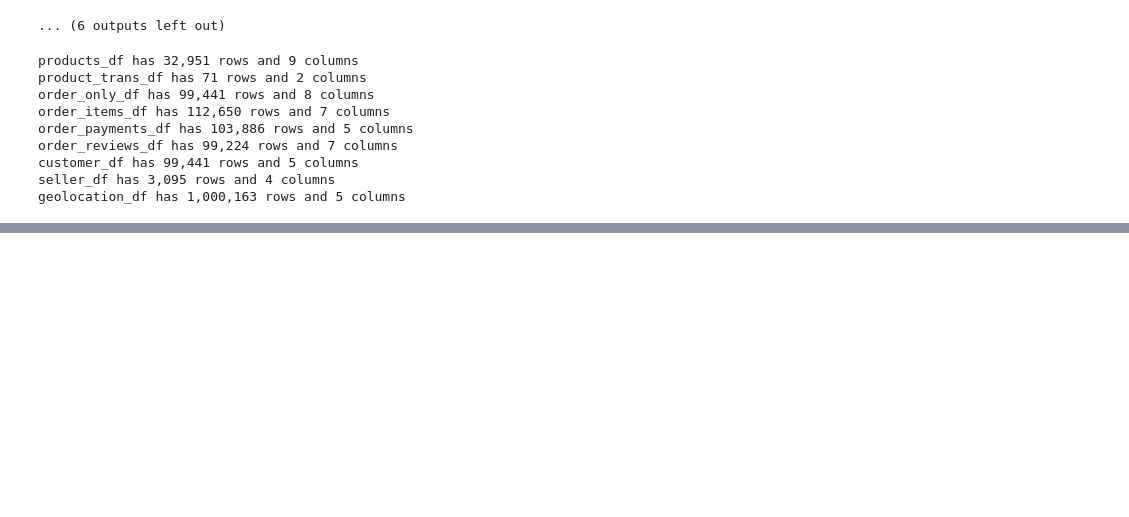
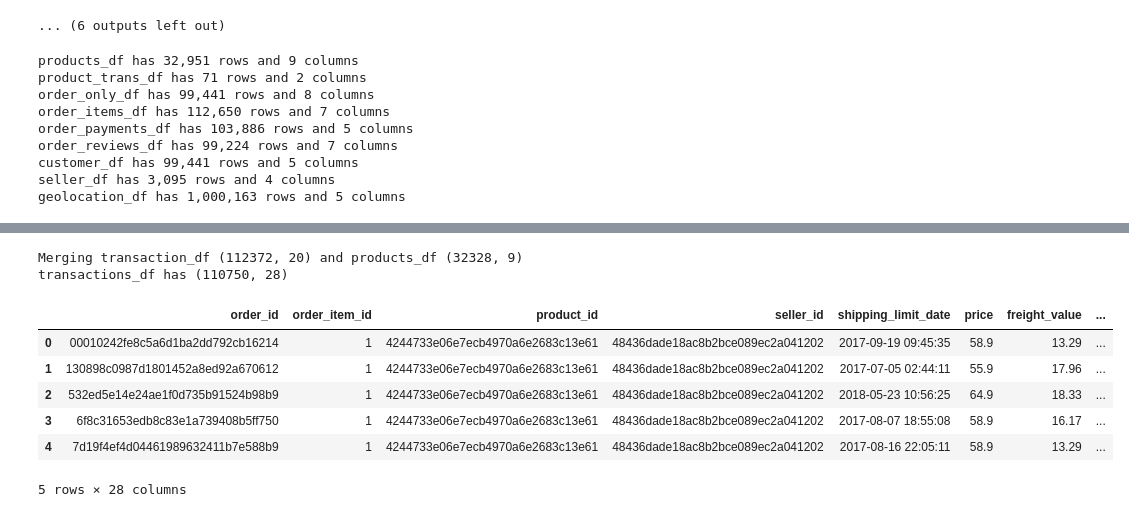
Before and after one commit to RuizLorenzoChavez/price-optimization-ML, a Jupyter notebook: main.ipynb, the cells around one changed output, grey strips where cells are left out. Drawn from its saved outputs; the diff is of its cells as text; code cells hidden in the pictures; blank space fills up the shorter version.

Commit message:
merged datasets

```diff
--- a/main.ipynb
+++ b/main.ipynb
@@ -128,13 +128,19 @@ geolocation_df has 1,000,163 rows and 5 columns
 products_df = products_df.rename(columns={"product_name_lenght": "product_name_length",
                                           "product_description_lenght": "product_description_length"})
 # %%
-items_shape, transaction_shape = order_items_df.shape, order_only_df.shape
-print(f"Merging order_items_df {items_shape} and order_only_df {transaction_shape}")
+items_shape, transaction_shape, reviews_shape = order_items_df.shape, order_only_df.shape, order_reviews_df.shape
+print(f"Merging order_items_df {items_shape}, order_only_df {transaction_shape}, and order_reviews_df {reviews_shape}")
 
 #  left join order_items & order_only to get the most entries
-transaction_items_df = order_items_df.merge(order_only_df,
-                                            how="left",
-                                            on="order_id")
-print(f"transaction_items_df has {transaction_items_df.shape}")
-transaction_items_df.head()
+transactions_df = (order_items_df
+                   .merge(order_only_df,
+                          how="inner",
+                          on="order_id")
+                   .merge(order_reviews_df,
+                          how="inner",
+                          on="order_id")
+                   )
+
+print(f"transactions_df has {transactions_df.shape}")
+transactions_df.head()
 # %% [output]
@@ -147,8 +153,14 @@ transaction_items_df has (112650, 14)
 | 3 | 00024acbcdf0a6daa1e931b038114c75 | 1 | 7634da152a4610f1595efa32f14722fc | 9d7a1d34a5052409006425275ba1c2b4 | 2018-08-15 10:10:18 | 12.99 | 12.79 | ... |
 | 4 | 00042b26cf59d7ce69dfabb4e55b4fd9 | 1 | ac6c3623068f30de03045865e4e10089 | df560393f3a51e74553ab94004ba5c87 | 2017-02-13 13:57:51 | 199.90 | 18.14 | ... |
 # %%
+products_shape, translation_shape = products_df.shape, product_trans_df.shape
+print(f"Merging order_items_df {products_shape} and order_only_df {translation_shape}")
+
 products_df = products_df.merge(product_trans_df,
                                 on="product_category_name",
-                                how="left")
+                                how="inner")
 
 products_df = products_df.drop(columns=["product_category_name"])
+
+print(f"products_df has {products_df.shape}")
+products_df.head()
@@ -154,0 +176,20 @@ products_df = products_df.drop(columns=["product_category_name"])
+# %%
+transaction_shape, products_shape = transactions_df.shape, products_df.shape
+print(f"Merging transaction_df {transaction_shape} and products_df {products_shape}")
+
+transactions_df = transactions_df.merge(products_df,
+                                        on="product_id",
+                                        how="inner")
+
+print(f"transactions_df has {transactions_df.shape}")
+transactions_df.head()
+# %% [output]
+Merging transaction_df (112372, 20) and products_df (32328, 9)
+transactions_df has (110750, 28)
+|  | order_id | order_item_id | product_id | seller_id | shipping_limit_date | price | freight_value | ... |
+| 0 | 00010242fe8c5a6d1ba2dd792cb16214 | 1 | 4244733e06e7ecb4970a6e2683c13e61 | 48436dade18ac8b2bce089ec2a041202 | 2017-09-19 09:45:35 | 58.9 | 13.29 | ... |
+| 1 | 130898c0987d1801452a8ed92a670612 | 1 | 4244733e06e7ecb4970a6e2683c13e61 | 48436dade18ac8b2bce089ec2a041202 | 2017-07-05 02:44:11 | 55.9 | 17.96 | ... |
+| 2 | 532ed5e14e24ae1f0d735b91524b98b9 | 1 | 4244733e06e7ecb4970a6e2683c13e61 | 48436dade18ac8b2bce089ec2a041202 | 2018-05-23 10:56:25 | 64.9 | 18.33 | ... |
+| 3 | 6f8c31653edb8c83e1a739408b5ff750 | 1 | 4244733e06e7ecb4970a6e2683c13e61 | 48436dade18ac8b2bce089ec2a041202 | 2017-08-07 18:55:08 | 58.9 | 16.17 | ... |
+| 4 | 7d19f4ef4d04461989632411b7e588b9 | 1 | 4244733e06e7ecb4970a6e2683c13e61 | 48436dade18ac8b2bce089ec2a041202 | 2017-08-16 22:05:11 | 58.9 | 13.29 | ... |
+5 rows × 28 columns
```
Also changed, not shown: parts of 2 cells of this notebook.
